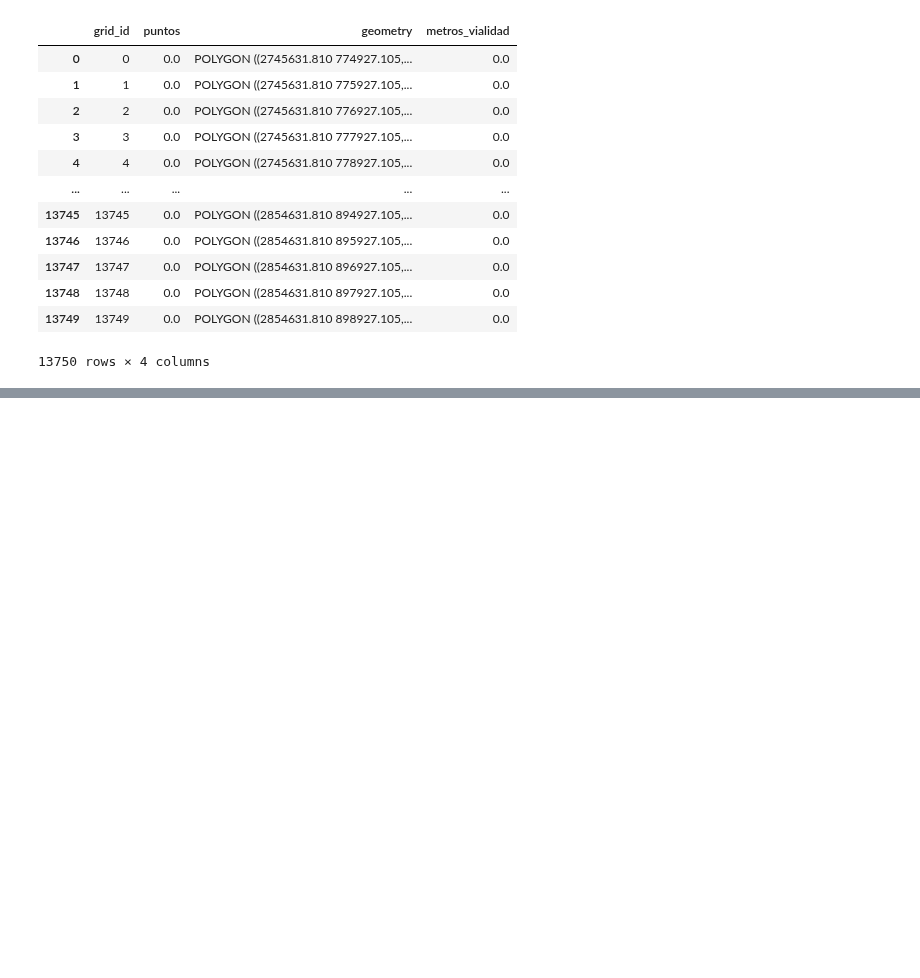
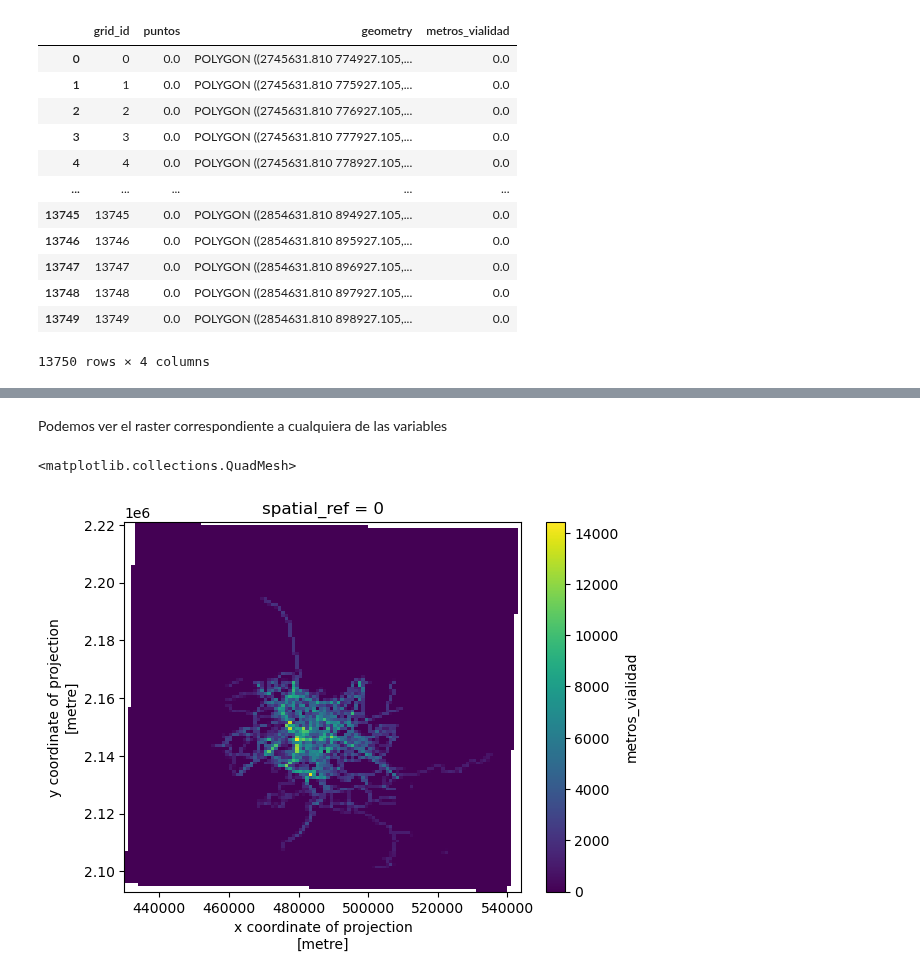
Before and after one commit to CentroGeo/pyLandUseMX, a Jupyter notebook: 01_mallas.ipynb, the cells around one changed output, grey strips where cells are left out. Cells and saved outputs as stored; diff of their text form; code cells hidden in the pictures; blank space fills up the shorter version.

Commit message:
Pasar malla a raster.

```diff
--- a/01_mallas.ipynb
+++ b/01_mallas.ipynb
@@ -127,7 +128,7 @@ Esta función se encarga de agregar una capa de líneas en una malla. Calcula la
 def lineas_a_malla(lineas:gpd.GeoDataFrame, # La capa de líneas a agregar
                    malla: gpd.GeoDataFrame, # La malla para la agregación
                    campo: str='longitud', # Nombre del campo en el que se guarda el resultado
-                   ):
+                   ) -> gpd.GeoDataFrame:
     """ Regresa la malla con la longitud de las lineas agregadas en cada elemento. """
     with warnings.catch_warnings():
         warnings.simplefilter("ignore")
@@ -201,0 +207,11 @@ malla_todo
+# %%
+#| export
+def malla_to_xarray(malla: gpd.GeoDataFrame, # La malla
+                    size: float, # tamaño de pixel del raster de salida
+                    campos: list=None # Lista de campos a convertir, se convierten en bandas del raster
+                    ):
+    """ Regresa un xarray con los `campos` seleccionados como variables."""
+    if campos is None:
+        campos = [c for c in malla.columns if c not in ['geometry', 'grid_id']]
+    cube = make_geocube(vector_data=malla, measurements=campos, resolution=(size, -size), output_crs='epsg:32614')
+    return cube
@@ -201,0 +220,3 @@ malla_todo
+# %%
+cube = malla_to_xarray(malla_todo, 1000)
+cube
@@ -201,0 +233,7 @@ malla_todo
+# %% [markdown]
+Podemos ver el raster correspondiente a cualquiera de las variables
+# %%
+cube.metros_vialidad.plot()
+# %% [output]
+<matplotlib.collections.QuadMesh>
+[figure, added]
```
Also changed, not shown: parts of 4 cells of this notebook, 3 other files.
